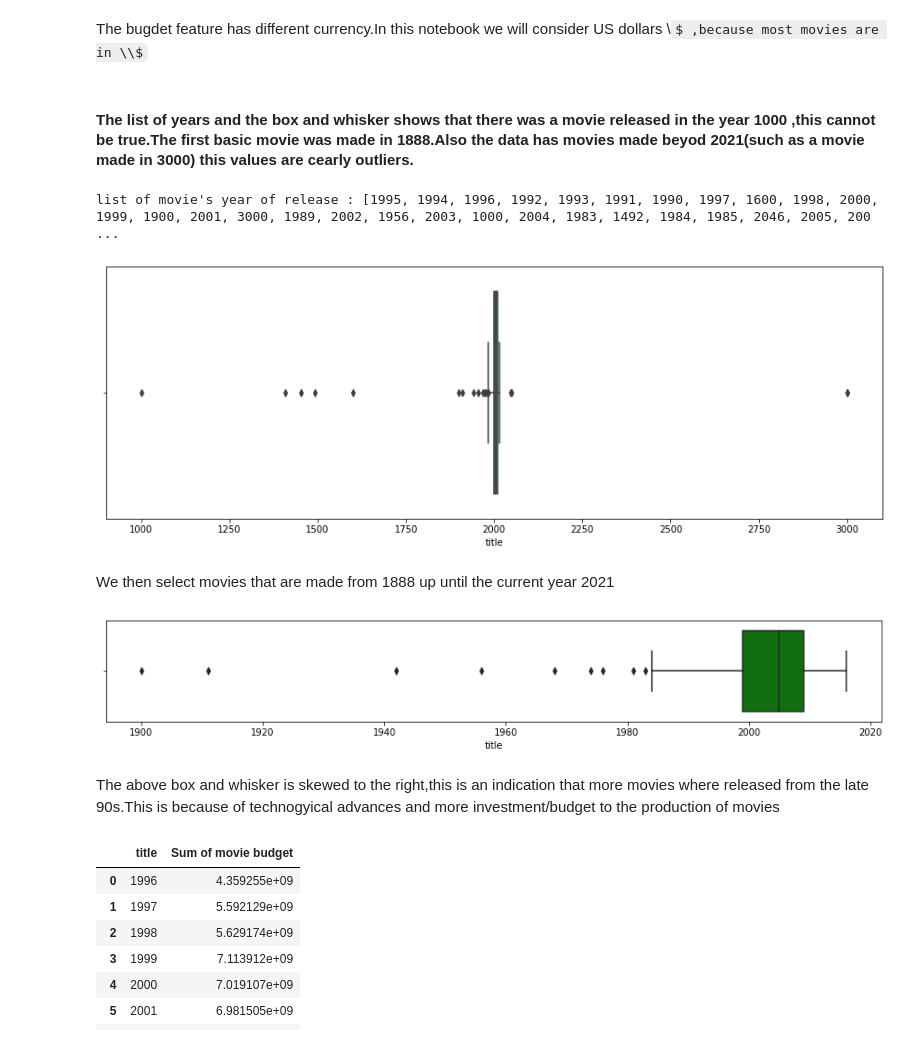
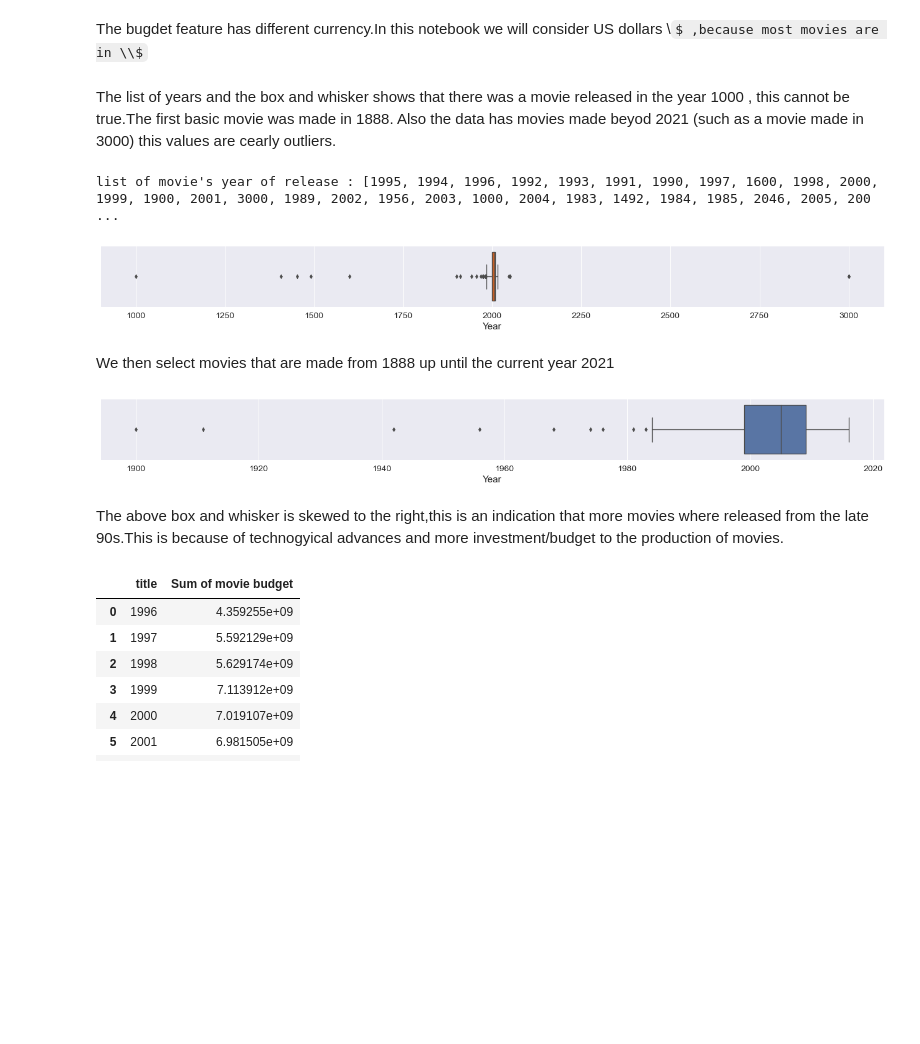
Before and after one commit to daniel-bru/ZM5-Recommender_System-2022, a Jupyter notebook: Final_EDA.ipynb, the cells around one changed output. Cells and saved outputs as stored; diff of their text form; code cells hidden in the pictures; some formulas as TeX source; blank space fills up the shorter version.

```diff
--- a/Final_EDA.ipynb
+++ b/Final_EDA.ipynb
@@ -96,7 +96,8 @@ import scipy as sp
 # Packages for visualization
 import matplotlib.pyplot as plt
 import seaborn as sns
-sns.set(font_scale=1.4, palette='winter')
+sns.set(font_scale=1.4)
+sns.set_style("darkgrid")
 %matplotlib inline
 
 # Packages for modeling
@@ -141,14 +142,14 @@ locale.setlocale(locale.LC_ALL, 'en_US.UTF8')
  ## 3 ) Loading the Dataset
 # %%
 #df_sample_submission = pd.read_csv('/kaggle/input/edsa-movie-recommendation-challenge/sample_submission.csv')
-df_movies = pd.read_csv('Streamlit_app/resources/data/movies.csv')
-df_imdb = pd.read_csv('Streamlit_app/resources/data/imdb_data.csv')
-df_genome_scores = pd.read_csv('Streamlit_app/resources/data/genome_scores.csv')
-df_genome_tags = pd.read_csv('Streamlit_app/resources/data/genome_tags.csv')
-df_train = pd.read_csv('Streamlit_app/resources/data/train.csv')
-df_test = pd.read_csv('Streamlit_app/resources/data//test.csv')
-df_tags = pd.read_csv('Streamlit_app/resources/data/tags.csv')
-df_links = pd.read_csv('Streamlit_app/resources/data/links.csv')
+df_movies = pd.read_csv('movies.csv')
+df_imdb = pd.read_csv('imdb_data.csv')
+df_genome_scores = pd.read_csv('genome_scores.csv')
+df_genome_tags = pd.read_csv('genome_tags.csv')
+df_train = pd.read_csv('train.csv')
+df_test = pd.read_csv('test.csv')
+df_tags = pd.read_csv('tags.csv')
+df_links = pd.read_csv('links.csv')
 # %% [markdown]
 ## 4) Connecting to Comet
 # %% [markdown]
@@ -643,7 +650,0 @@ Text(0, 0.5, 'Total Number of Movies Produced')
-# %%
-#plt.figure(figsize=(12, 8))
-plt.rc('figure', figsize=(15, 8))
-ax = movies_year.plot.line(x='title')
-ax.set_title('Number  of Movies Produced Annually')
-ax.set_xlabel('Time in years')
-ax.set_ylabel('Total Number of Movies Produced')
@@ -653,12 +651,11 @@ Text(0, 0.5, 'Total Number of Movies Produced')
 # %% [markdown]
 ### 5.2.6)  Movie tags
 # %%
-
 tags_2 =str(list(df_tags['tag']))
 plt.figure(figsize = (20,20))
-wc = WordCloud(background_color = "white", max_words = 100 , width = 1600 , height = 800,
+wc = WordCloud(background_color = "black", max_words = 100 , width = 1600 , height = 800,
                collocations=False).generate(tags_2)
-plt.rcParams["axes.grid"] = False
+plt.axis("off")
 plt.imshow(wc)
 # %% [output]
 <matplotlib.image.AxesImage at 0x...>
@@ -701,28 +692,32 @@ movies_budget.title = movies_budget.title.apply(lambda x: int(re.findall(r"\d\d\
 movies_budget.budget = movies_budget.budget.apply(lambda x: int(locale.atof(str(x).strip("$"))) if str(x)[:1] =='$' else None )
 movies_budget= movies_budget[movies_budget['budget'].notnull()]
 # %% [markdown]
-#### The list of years and  the box and whisker shows that there was a movie released in the year 1000 ,this cannot be true.The first basic movie was made in 1888.Also the data has movies made beyod 2021(such as a movie made in 3000) this  values are cearly outliers.
+The list of years and  the box and whisker shows that there was a movie released in the year 1000 , this cannot be true.The first basic movie was made in 1888. Also the data has movies made beyod 2021 (such as a movie made in 3000) this  values are cearly outliers.
 # %%
 print('list of movie\'s year of release :', list(pd.unique(movies_budget['title'])))
 # %% [output]
 list of movie's year of release : [1995, 1994, 1996, 1992, 1993, 1991, 1990, 1997, 1600, 1998, 2000, 1999, 1900, 2001, 3000, 1989, 2002, 1956, 2003, 1000, 2004, 1983, 1492, 1984, 1985, 2046, 2005, 200 ...
 # %%
-sns.boxplot(x = 'title', data = movies_budget)
-plt.gcf().set_size_inches(15, 5)
+fig,ax = plt.subplots(figsize=(25, 2), dpi=65)
+sns.boxplot(x='title', data=movies_budget, palette='hot')
+ax.set_xlabel('Year')
+plt.show()
 # %% [output]
-[figure, old version]
+[figure, new version]
 # %% [markdown]
 We then select movies that are made from 1888 up until the current year 2021
 # %%
 movies_budget =movies_budget[movies_budget['title'] > 1888]
 movies_budget =movies_budget[movies_budget['title'] <= 2021]
 # %%
-sns.boxplot(x = 'title', data = movies_budget,color='green')
-plt.gcf().set_size_inches(15, 2)
+fig,ax = plt.subplots(figsize=(25, 2), dpi=65)
+sns.boxplot(x = 'title', data = movies_budget, color='b')
+ax.set_xlabel('Year')
+plt.show()
 # %% [output]
-[figure, old version]
+[figure, new version]
 # %% [markdown]
-The above box and whisker is skewed to the right,this is an indication that more movies where released from the late 90s.This is because of technogyical advances and more investment/budget to the production of movies
+The above box and whisker is skewed to the right,this is an indication that more movies where released from the late 90s.This is because of technogyical advances and more investment/budget to the production of movies.
 # %%
 movies_budget =movies_budget[movies_budget['title'] > 1995]
 movies_budget =movies_budget[movies_budget['title'] <= 2012]
```
Also changed, not shown: parts of 24 cells of this notebook, 1 other file.
